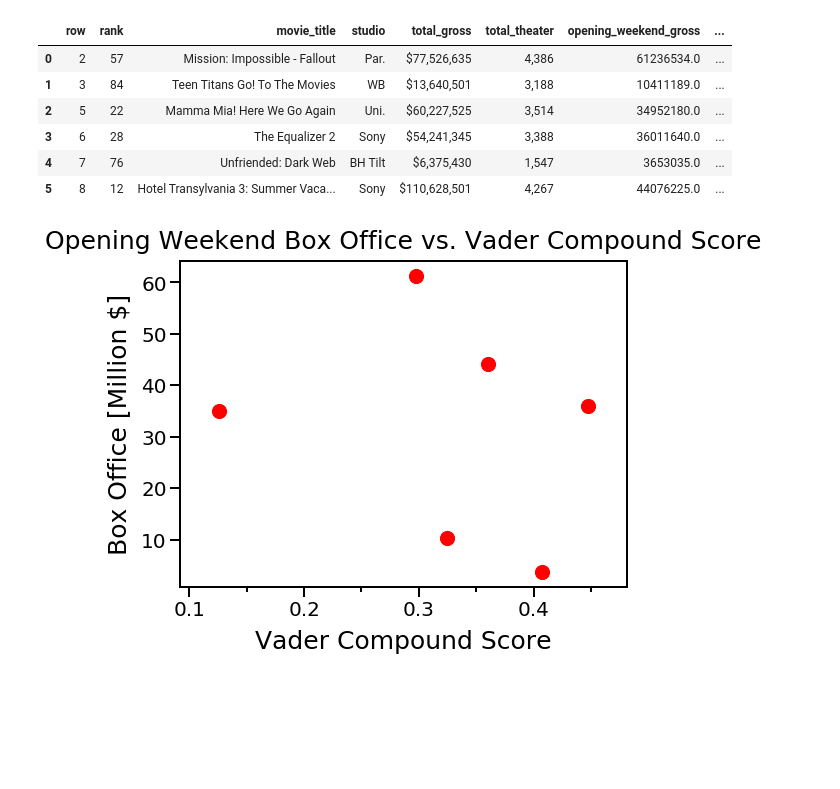
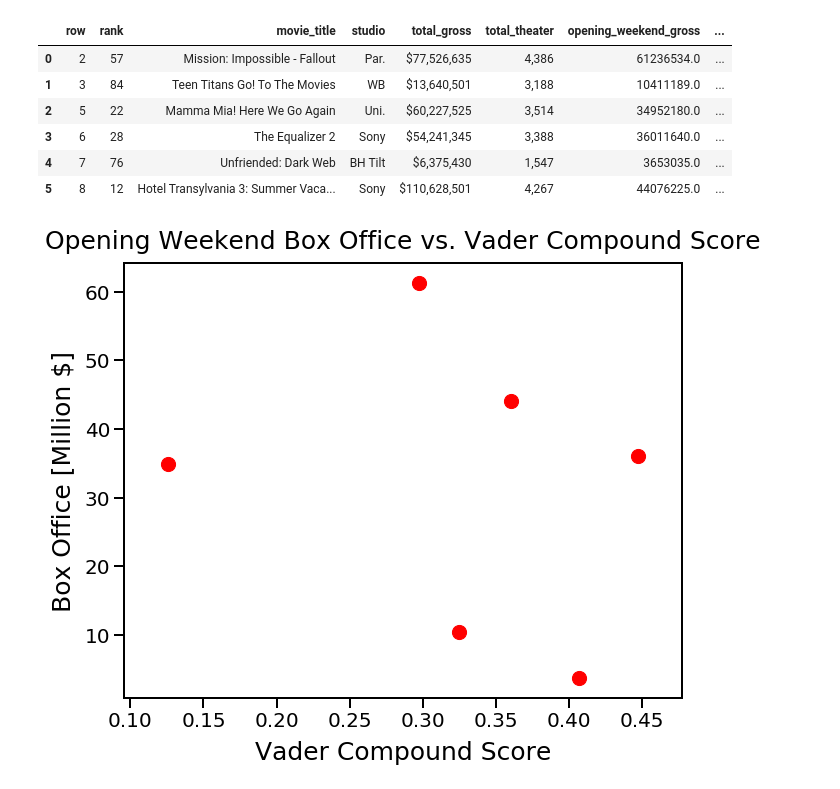
Before and after one commit to ocsc-datascience/MovieDataMagic, a Jupyter notebook: notebooks/movieSentiment-Plot.ipynb, the cells around one changed output. Saved outputs shown, nothing was run; the diff lists cells and outputs as text; code cells hidden in the pictures; blank space fills up the shorter version.

Commit message:
update movie sentiment plot

```diff
--- a/notebooks/movieSentiment-Plot.ipynb
+++ b/notebooks/movieSentiment-Plot.ipynb
@@ -112,32 +113,32 @@ from matplotlib import rcParams
 rcParams['xtick.major.size'] = 10
 rcParams['xtick.major.width'] = 2
 rcParams['ytick.major.size'] = 10
 rcParams['ytick.major.width'] = 2
 rcParams['xtick.minor.size'] = 5
 rcParams['xtick.minor.width'] = 2
 rcParams['ytick.minor.size'] = 5
 rcParams['ytick.minor.width'] = 2
 
 rcParams['xtick.labelsize'] = 20
 rcParams['ytick.labelsize'] = 20
 rcParams['legend.fontsize'] = 20
 rcParams['axes.labelsize'] = 20
 rcParams['axes.linewidth'] = 2
 
-xfig = plt.figure(figsize=(8,6))
+xfig = plt.figure(figsize=(10,8))
 
 yy = movie_df['opening_weekend_gross'] / 1.0e6
 xx = movie_df['CompoundScore']
 plt.scatter(xx,yy,marker='o',color='r',s=200)
 plt.xlabel('Vader Compound Score',labelpad=10,fontsize=25)
 plt.ylabel('Box Office [Million $]',labelpad=10,fontsize=25)
 ax = plt.gca()
 yformatter = plt.FormatStrFormatter("%.0f")
 ax.yaxis.set_major_formatter(yformatter)
 ax.yaxis.set_minor_locator(plt.MultipleLocator(10))
 ax.xaxis.set_minor_locator(plt.MultipleLocator(0.05))
 #ax.xaxis.set_major_locator(plt.MultipleLocator(20))
 plt.title('Opening Weekend Box Office vs. Vader Compound Score',fontsize=25,y=1.02)
 plt.savefig('../plots/box_office_vs_vaderSentiment.png',dpi=200)
 # %% [output]
-[figure, old version]
+[figure, new version]
```
Also changed, not shown: parts of 6 cells of this notebook, 1 other file.
